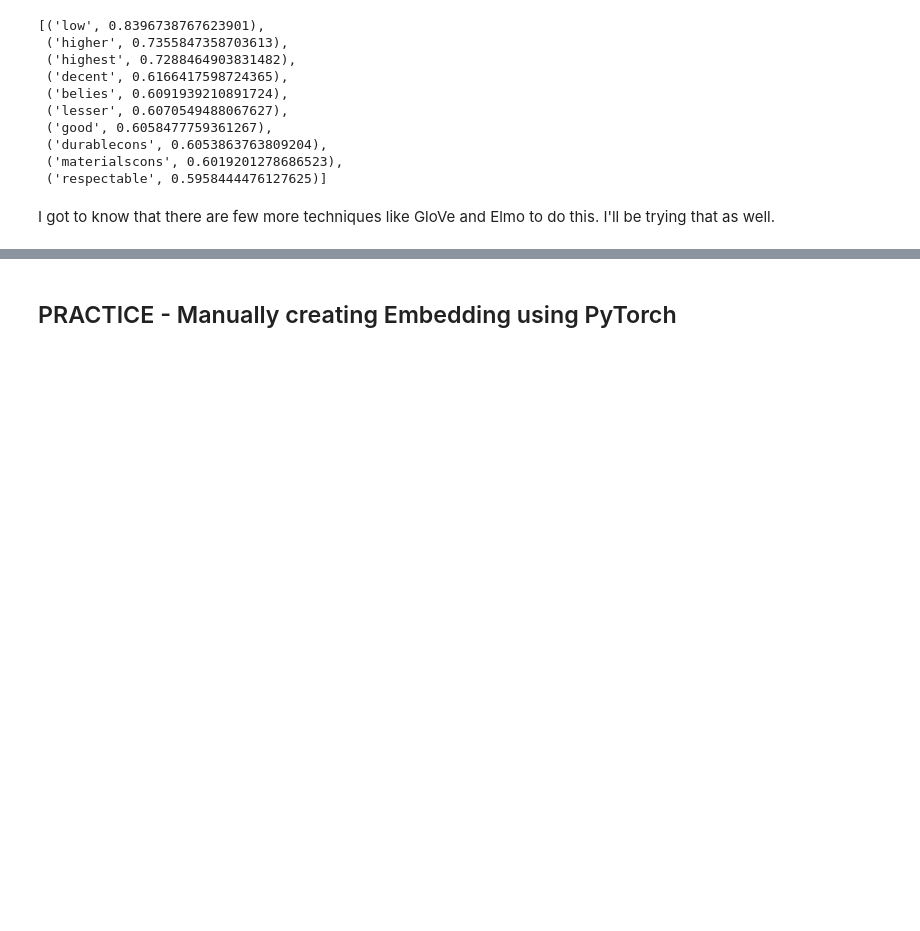
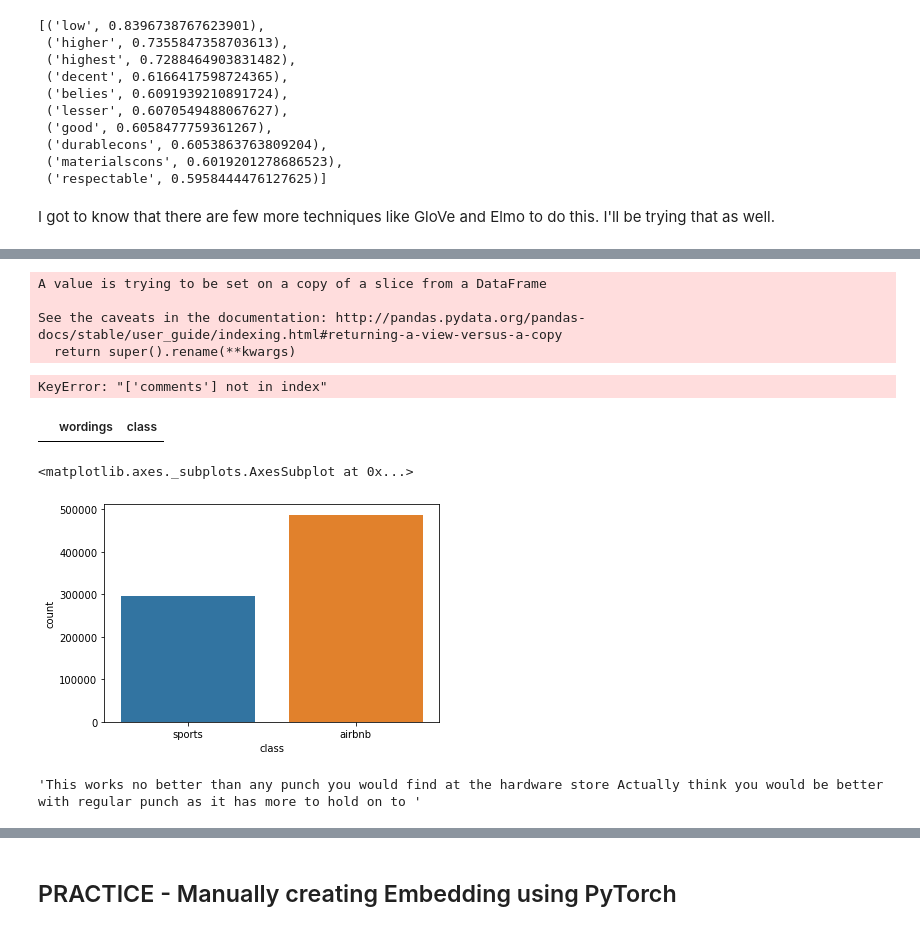
Before and after one commit to nagavatar/synonymfilter, a Jupyter notebook: Synonym_NLP.ipynb, the cells around one changed output, grey strips where cells are left out. Drawn from its saved outputs; the diff is of its cells as text; code cells hidden in the pictures; blank space fills up the shorter version.

```diff
--- a/Synonym_NLP.ipynb
+++ b/Synonym_NLP.ipynb
@@ -671,0 +728,2 @@ I got to know that there are few more techniques like GloVe and Elmo to do this.
+# %%
+airbnb_df['class']="airbnb"
@@ -671,0 +739,25 @@ I got to know that there are few more techniques like GloVe and Elmo to do this.
+# %%
+song_df=df[['Lyrics','class']]
+song_df.rename(columns={'Lyrics':'wordings'},inplace=True)
+# %% [output]
+A value is trying to be set on a copy of a slice from a DataFrame
+
+See the caveats in the documentation: http://pandas.pydata.org/pandas-docs/stable/user_guide/indexing.html#returning-a-view-versus-a-copy
+  return super().rename(**kwargs)
+# %%
+sports_df=df_sports[['reviewText','class']]
+sports_df.rename(columns={'reviewText':'wordings'},inplace=True)
+# %%
+airbnb_df = airbnb_df[['comments','class']]
+airbnb_df.rename(columns={'comments':'wordings'},inplace=True)
+# %%
+df_sports[['reviewText','class']].append(airbnb_df[['comments','class']],ignore_index=True,
+    verify_integrity=True)
+# %% [output]
+KeyError: "['comments'] not in index"
+# %%
+df_combined=pd.concat([sports_df,airbnb_df])
+# %%
+df_combined[df_combined['class']=='lyrics']
+# %% [output]
+|  | wordings | class |
@@ -671,0 +766,6 @@ I got to know that there are few more techniques like GloVe and Elmo to do this.
+# %%
+
+sns.countplot(x='class', data=df_combined)
+# %% [output]
+<matplotlib.axes._subplots.AxesSubplot at 0x...>
+[figure, added]
@@ -671,0 +797,4 @@ I got to know that there are few more techniques like GloVe and Elmo to do this.
+# %%
+X[3]
+# %% [output]
+'This works no better than any punch you would find at the hardware store Actually think you would be better with regular punch as it has more to hold on to '
```
Also changed, not shown: parts of 36 cells of this notebook.
